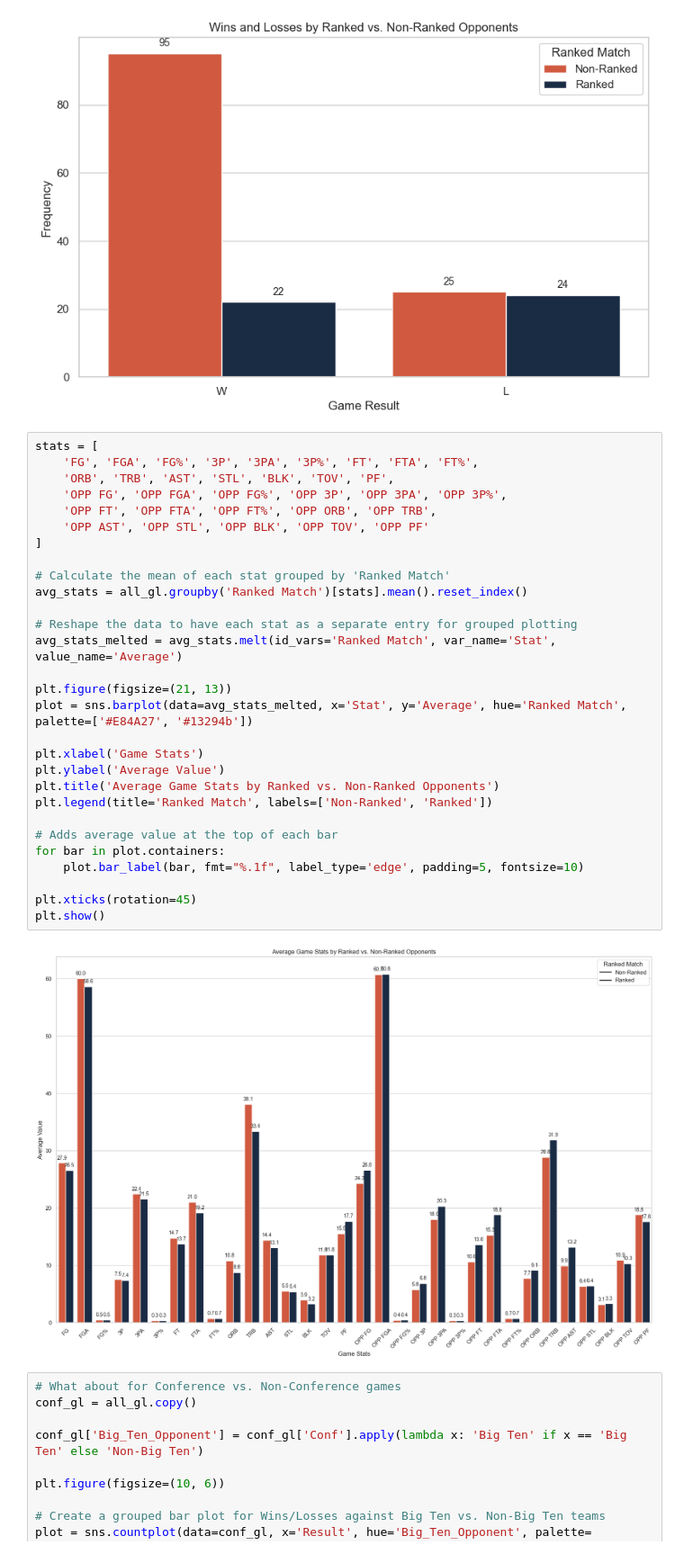
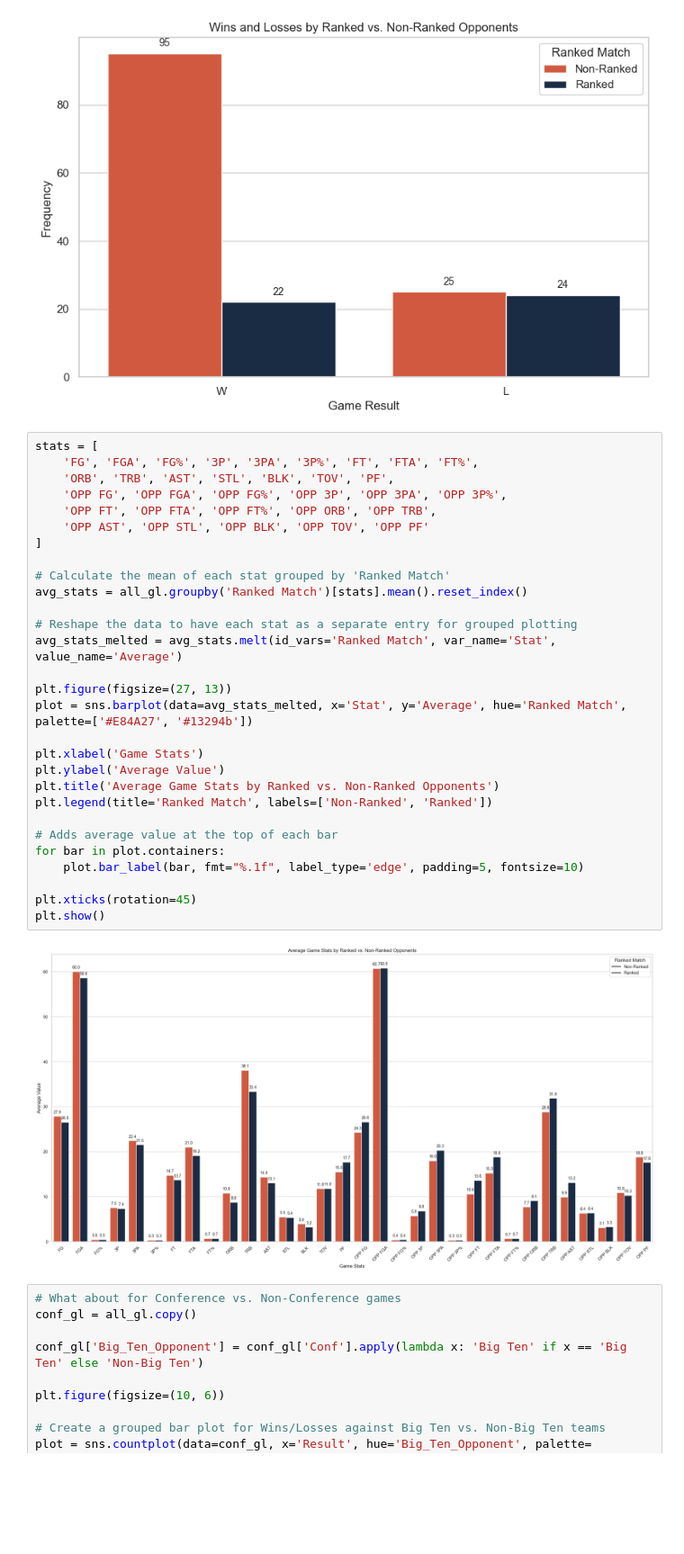
Before and after one commit to UIUC-DSC/team-townies-fa24, a Jupyter notebook: EDA.ipynb, the cells around one changed output. Shown at 90% size. Saved outputs shown, nothing was run; the diff lists cells and outputs as text; blank space fills up the shorter version.

```diff
--- a/EDA.ipynb
+++ b/EDA.ipynb
@@ -219,34 +237,34 @@ plt.show()
 # %%
 stats = [
     'FG', 'FGA', 'FG%', '3P', '3PA', '3P%', 'FT', 'FTA', 'FT%',
     'ORB', 'TRB', 'AST', 'STL', 'BLK', 'TOV', 'PF',
     'OPP FG', 'OPP FGA', 'OPP FG%', 'OPP 3P', 'OPP 3PA', 'OPP 3P%',
     'OPP FT', 'OPP FTA', 'OPP FT%', 'OPP ORB', 'OPP TRB',
     'OPP AST', 'OPP STL', 'OPP BLK', 'OPP TOV', 'OPP PF'
 ]
 
 # Calculate the mean of each stat grouped by 'Ranked Match'
 avg_stats = all_gl.groupby('Ranked Match')[stats].mean().reset_index()
 
 # Reshape the data to have each stat as a separate entry for grouped plotting
 avg_stats_melted = avg_stats.melt(id_vars='Ranked Match', var_name='Stat', value_name='Average')
 
-plt.figure(figsize=(21, 13))
+plt.figure(figsize=(27, 13))
 plot = sns.barplot(data=avg_stats_melted, x='Stat', y='Average', hue='Ranked Match', palette=['#E84A27', '#13294b'])
 
 plt.xlabel('Game Stats')
 plt.ylabel('Average Value')
 plt.title('Average Game Stats by Ranked vs. Non-Ranked Opponents')
 plt.legend(title='Ranked Match', labels=['Non-Ranked', 'Ranked'])
 
 # Adds average value at the top of each bar
 for bar in plot.containers:
     plot.bar_label(bar, fmt="%.1f", label_type='edge', padding=5, fontsize=10)
 
 plt.xticks(rotation=45)
 plt.show()
 # %% [output]
-[figure, old version]
+[figure, new version]
 # %%
 # What about for Conference vs. Non-Conference games
 conf_gl = all_gl.copy()
```
Also changed, not shown: parts of 10 cells of this notebook, 1 other file.
